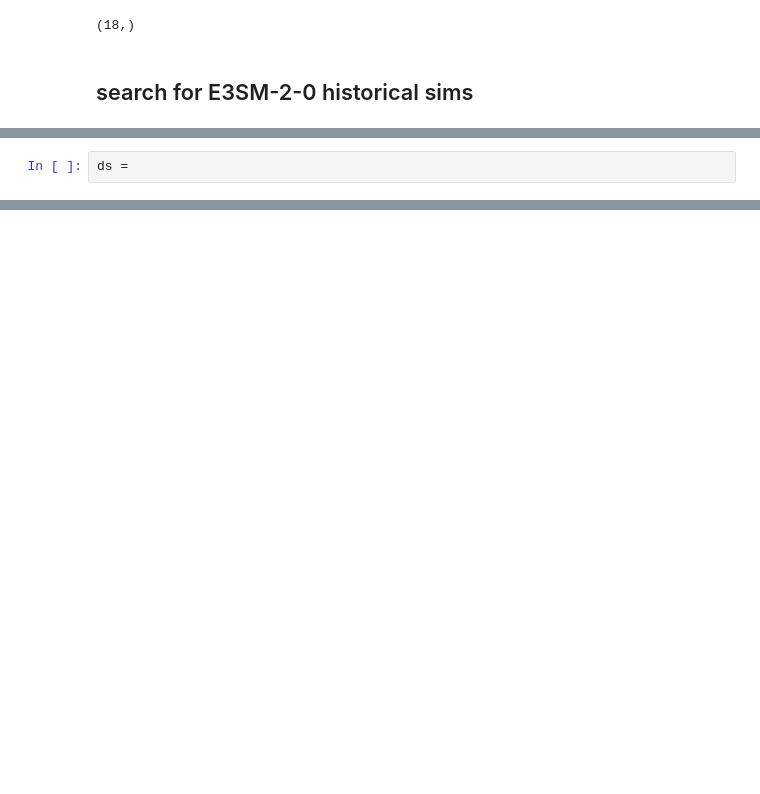
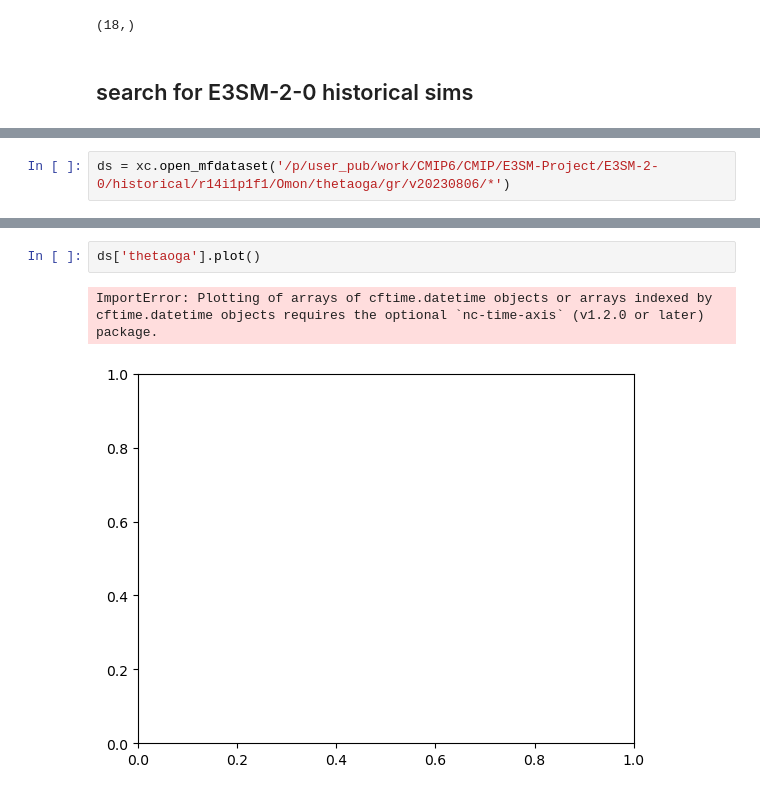
Before and after one commit to durack1/notebooks, a Jupyter notebook: jlnbs/CMIP6-OHC.ipynb, the cells around one changed output, grey strips where cells are left out. Cells and saved outputs as stored; diff of their text form; blank space fills up the shorter version.

Commit message:
thetaoga play

```diff
--- a/jlnbs/CMIP6-OHC.ipynb
+++ b/jlnbs/CMIP6-OHC.ipynb
@@ -57,2 +65,2 @@ xs.getValuesForFacet(dpaths, 'model', 'E3SM-2-0')  # also E3SM-1-0 (E3SM-Project
 # %%
-ds =
+ds = xc.open_mfdataset('/p/user_pub/work/CMIP6/CMIP/E3SM-Project/E3SM-2-0/historical/r14i1p1f1/Omon/thetaoga/gr/v20230806/*')
@@ -58,0 +122,5 @@ ds =
+# %%
+ds['thetaoga'].plot()
+# %% [output]
+ImportError: Plotting of arrays of cftime.datetime objects or arrays indexed by cftime.datetime objects requires the optional `nc-time-axis` (v1.2.0 or later) package.
+[figure, added]
```
Also changed, not shown: parts of 6 cells of this notebook.
